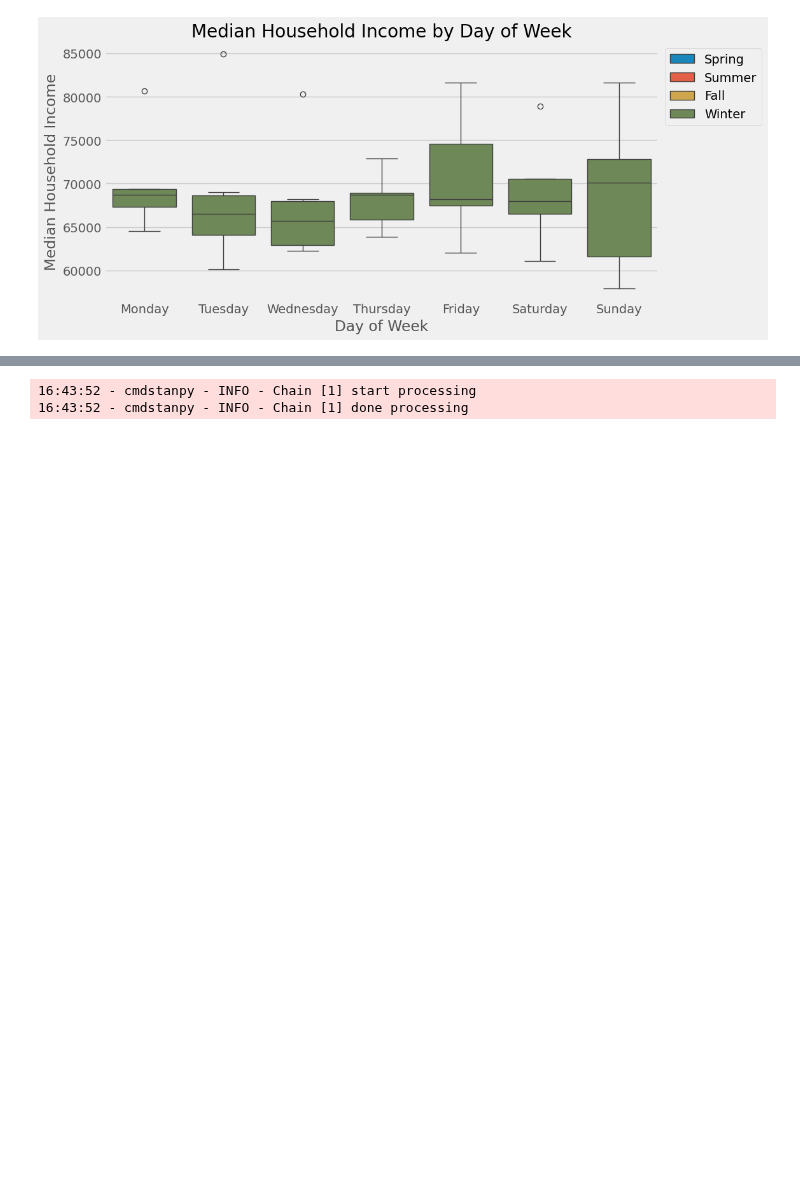
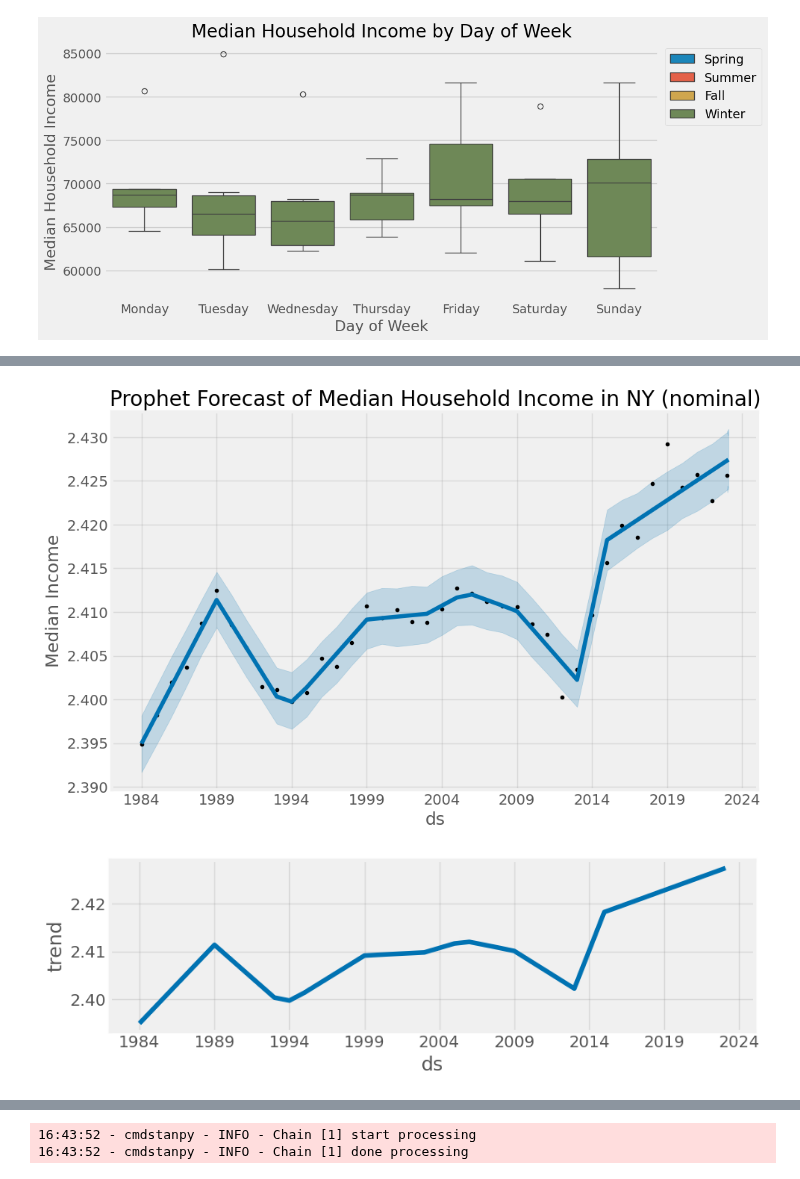
Before and after one commit to supernovaaa2024/RealEstateValuation, a Jupyter notebook: TimeSeriesAnalysis.ipynb, the cells around one changed output, grey strips where cells are left out. Cells and saved outputs as stored; diff of their text form; code cells hidden in the pictures; blank space fills up the shorter version.

```diff
--- a/TimeSeriesAnalysis.ipynb
+++ b/TimeSeriesAnalysis.ipynb
@@ -96,16 +96,3 @@ ax.legend(bbox_to_anchor=(1, 1))
 plt.show()
 # %% [output]
 [figure]
-# %%
-# Median Household Income NY analysis
-df_income = pd.read_csv("MedianHouseholdIncome.csv")
-df_income["observation_date"] = pd.to_datetime(df_income["observation_date"])
-df_income = df_income.rename(columns={"observation_date": "ds", "MEHOINUSNYA672N": "y"})
-m_income = Prophet(yearly_seasonality=True, interval_width=0.95)
-m_income.fit(df_income)
-future_income = m_income.make_future_dataframe(periods=10, freq="YE")
-forecast_income = m_income.predict(future_income)
-fig_income = m_income.plot(forecast_income)
-plt.title("Prophet Forecast of Median Household Income in NY")
-plt.ylabel("Median Income")
-plt.show()
@@ -115,0 +99,26 @@ plt.show()
+# %%
+from prophet import Prophet
+
+# (Optionally) deflate to real dollars here if needed before renaming to y.
+
+m_income = Prophet(
+    yearly_seasonality=False,  # no intra-year seasonality on annual data
+    interval_width=0.95,
+    changepoint_prior_scale=0.05  # smoother long-term trend
+)
+
+m_income.fit(df_income)
+
+future = m_income.make_future_dataframe(periods=20, freq='Y')
+forecast_income = m_income.predict(future_income)
+
+# Diagnostics: trend and components
+fig = m_income.plot(forecast_income)
+plt.title("Prophet Forecast of Median Household Income in NY (nominal)")
+plt.ylabel("Median Income")
+plt.show()
+
+fig_comp = m_income.plot_components(forecast_income)
+plt.tight_layout()
+plt.show()
+# %% [output]
@@ -115,0 +127,2 @@ plt.show()
+[figure, added]
+[figure, added]
```
Also changed, not shown: parts of 3 cells of this notebook, 2 other files.
